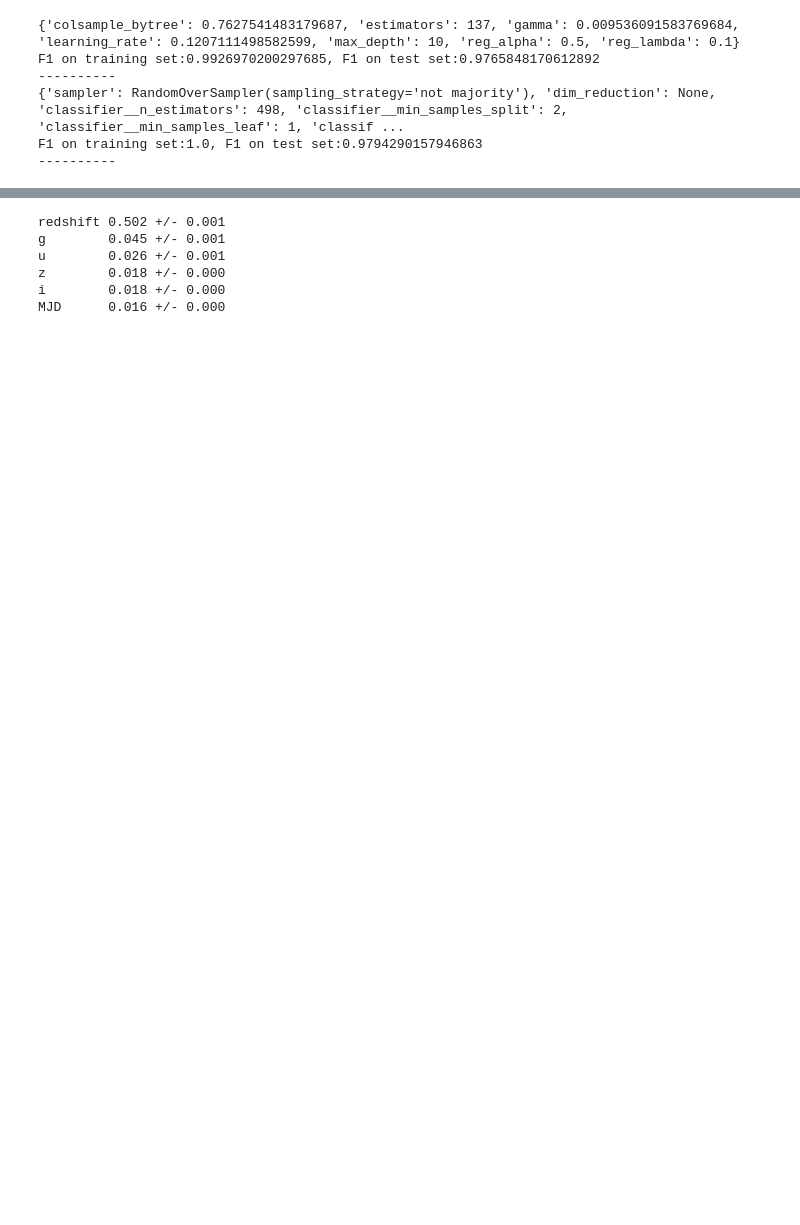
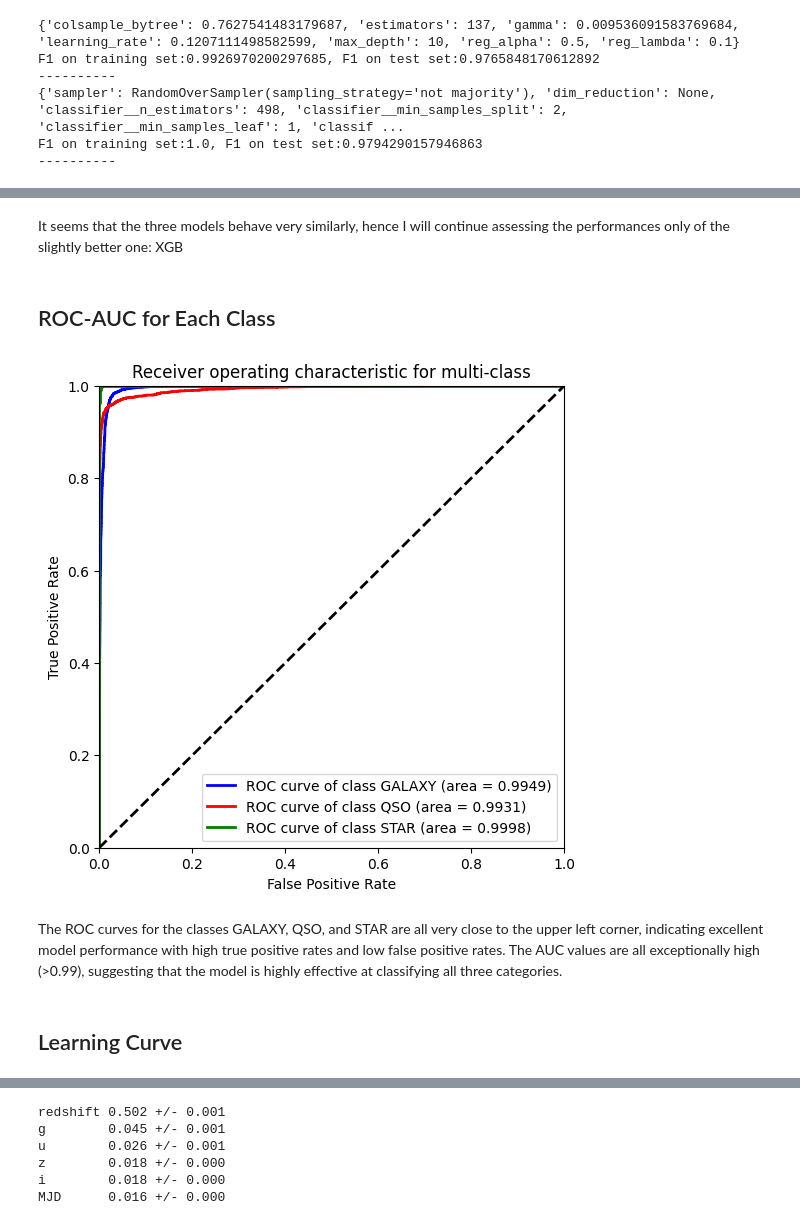
Before and after one commit to Antonello03/MachineLearning, a Jupyter notebook: Stellar_Classification_Project/model.ipynb, the cells around one changed output, grey strips where cells are left out. Cells and saved outputs as stored; diff of their text form; code cells hidden in the pictures; blank space fills up the shorter version.

```diff
--- a/Stellar_Classification_Project/model.ipynb
+++ b/Stellar_Classification_Project/model.ipynb
@@ -792,0 +921,47 @@ a
+# %% [markdown]
+It seems that the three models behave very similarly, hence I will continue assessing the performances only of the slightly better one: XGB
+# %%
+final_model = rs_opt_XGB.best_estimator_
+# %% [markdown]
+## ROC-AUC for Each Class
+# %%
+
+import matplotlib.pyplot as plt
+from itertools import cycle
+
+
+# Binarize the output labels for a One-vs-Rest approach
+y_test_binarized = label_binarize(y_test, classes=classes)
+y_scores = final_model.predict_proba(X_test)
+
+fpr = dict()
+tpr = dict()
+roc_auc = dict()
+
+# Calculate ROC and AUC for each class
+for i in range(len(classes)):
+    fpr[i], tpr[i], _ = roc_curve(y_test_binarized[:, i], y_scores[:, i])
+    roc_auc[i] = auc(fpr[i], tpr[i])
+
+plt.figure(figsize=(6, 6))
+
+colors = ['blue', 'red', 'green']
+for i, color in zip(range(len(classes)), colors):
+    plt.plot(fpr[i], tpr[i], color=color, lw=2,
+             label='ROC curve of class {0} (area = {1:0.4f})'
+             ''.format(classes[i], roc_auc[i]))
+
+plt.plot([0, 1], [0, 1], 'k--', lw=2)
+plt.xlim([0.0, 1.0])
+plt.ylim([0.0, 1.0])
+plt.xlabel('False Positive Rate')
+plt.ylabel('True Positive Rate')
+plt.title('Receiver operating characteristic for multi-class')
+plt.legend(loc="lower right")
+plt.show()
+# %% [output]
+[figure, added]
+# %% [markdown]
+The ROC curves for the classes GALAXY, QSO, and STAR are all very close to the upper left corner, indicating excellent model performance with high true positive rates and low false positive rates. The AUC values are all exceptionally high (>0.99), suggesting that the model is highly effective at classifying all three categories.
+# %% [markdown]
+## Learning Curve
```
Also changed, not shown: parts of 26 cells of this notebook.
